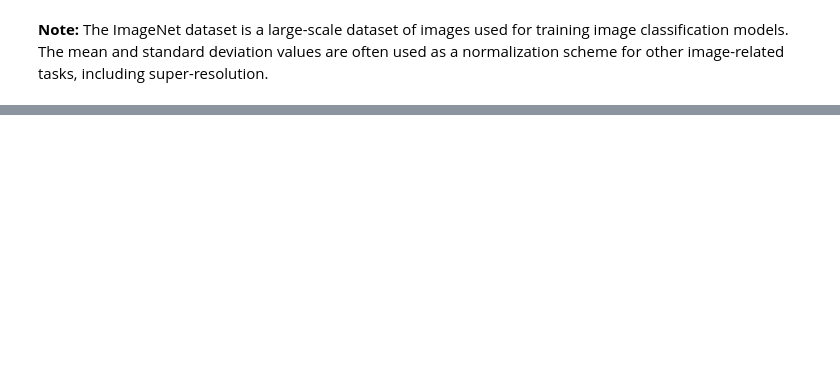
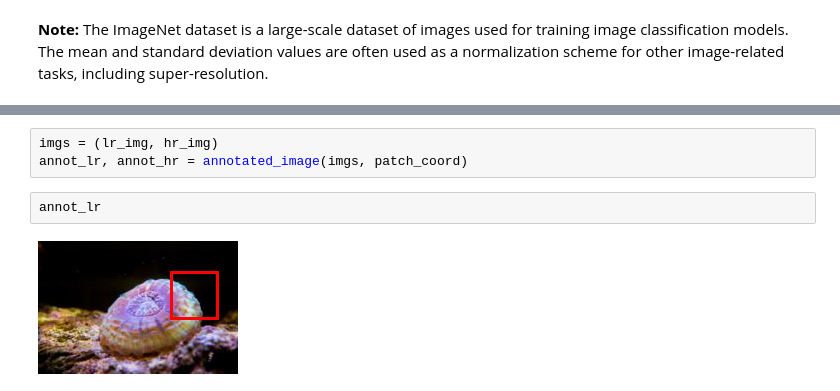
Before and after one commit to fadli0029/BEDSR, a Jupyter notebook: playground.ipynb, the cells around one changed output, grey strips where cells are left out. Drawn from its saved outputs; the diff is of its cells as text; blank space fills up the shorter version.

```diff
--- a/playground.ipynb
+++ b/playground.ipynb
@@ -163,0 +250,7 @@ Clipping input data to the valid range for imshow with RGB data ([0..1] for floa
+# %%
+imgs = (lr_img, hr_img)
+annot_lr, annot_hr = annotated_image(imgs, patch_coord)
+# %%
+annot_lr
+# %% [output]
+[figure, added]
```
Also changed, not shown: parts of 12 cells of this notebook, 2 other files.
